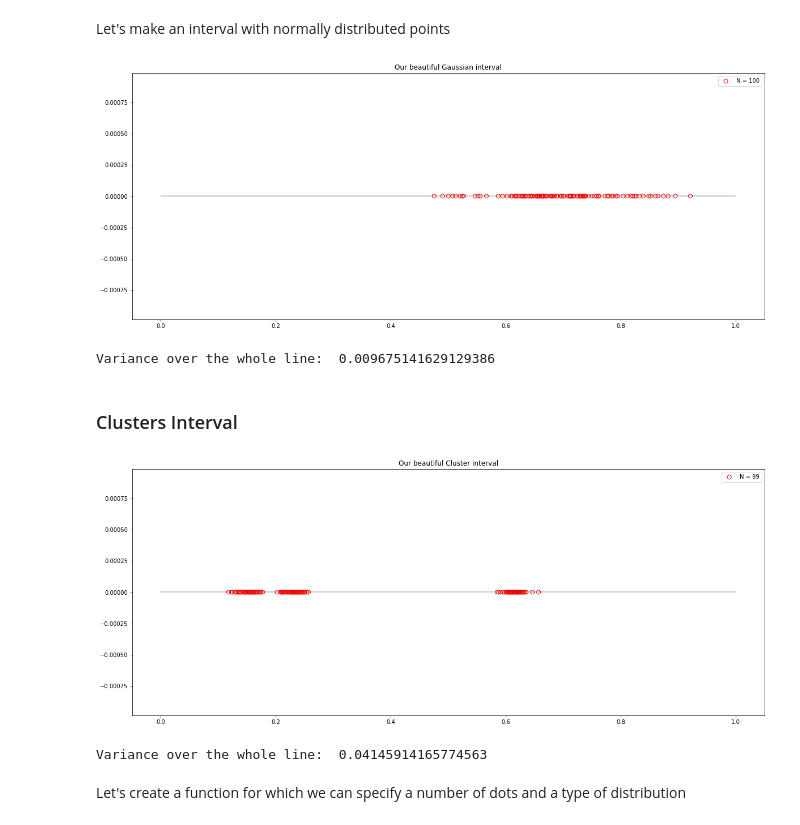
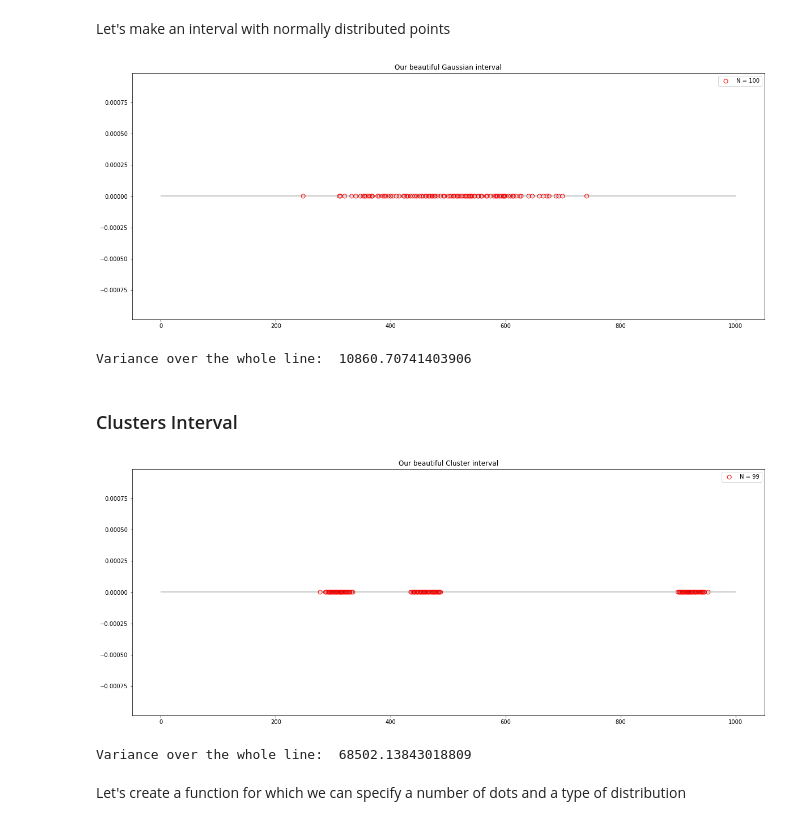
Before and after one commit to sebastiandro/probing-density, a Jupyter notebook: Probing Density.ipynb, the cells around one changed output. Cells and saved outputs as stored; diff of their text form; code cells hidden in the pictures.

```diff
--- a/Probing Density.ipynb
+++ b/Probing Density.ipynb
@@ -45,7 +45,8 @@ def get_avg_dist(dots):
 Let's visualize the interval with dots by placing 100 dots in a random fashion. With the contraint that a point cannot be closer than $d$ from any other point. We'll set $d = 0.05$ for now
 # %%
 N = 100
-d = 0.001
+d = 1
+x_max = 1000
 def generate_dots(N, d, distribution_fn):
     dots = []
     for i in range(N):
@@ -71,11 +72,11 @@ def generate_dots(N, d, distribution_fn):
 
     return dots
 # %%
-def plot_interval(dots, title='Our beautiful interval'):
+def plot_interval(dots, title='Our beautiful interval', x_max = 1000):
     N = len(dots)
     y = [0 for i in range(N)]
     plt.figure(figsize=(20,8))
-    plt.hlines(0,0,1, alpha=0.3)
+    plt.hlines(0,0, x_max, alpha=0.3)
     plt.scatter(dots, y, s=50, facecolors='none', edgecolors='r', label='N = %d' % (N))
     plt.title(title)
     plt.legend()
@@ -98,19 +99,19 @@ Variance over the whole line:  0.06855724829655195
 Let's make an interval with normally distributed points
 # %%
 def custom_gaussian():
-    return random.gauss(0.7, 0.1)
+    return random.gauss(500, 100)
 
 dots_gauss = generate_dots(N,d, custom_gaussian)
 plot_interval(dots_gauss, "Our beautiful Gaussian interval")
 print("Variance over the whole line: ", np.var(dots_gauss))
 # %% [output]
-[figure, old version]
+[figure, new version]
-Variance over the whole line:  0.009675141629129386
+Variance over the whole line:  10860.70741403906
 # %% [markdown]
 ### Clusters Interval
 # %%
-def generate_clustrs(N, d, num_clusters = 8, std=0.01):
-    mu_range = np.arange(0,1,1/(num_clusters+1*10))
+def generate_clustrs(N, d, num_clusters = 8, std=10):
+    mu_range = np.arange(0,x_max,x_max/(num_clusters+1*10))
     mu_range = mu_range[1:]
     random.shuffle(mu_range)
     dots_clustrs = []
@@ -129,8 +130,8 @@ dots_clustrs = generate_clustrs(N, d, num_clusters=3)
 plot_interval(dots_clustrs, "Our beautiful Cluster interval")
 print("Variance over the whole line: ", np.var(dots_clustrs))
 # %% [output]
-[figure, old version]
+[figure, new version]
-Variance over the whole line:  0.04145914165774563
+Variance over the whole line:  68502.13843018809
 # %% [markdown]
 Let's create a function for which we can specify a number of dots and a type of distribution
 # %%
```
Also changed, not shown: parts of 10 cells of this notebook.
